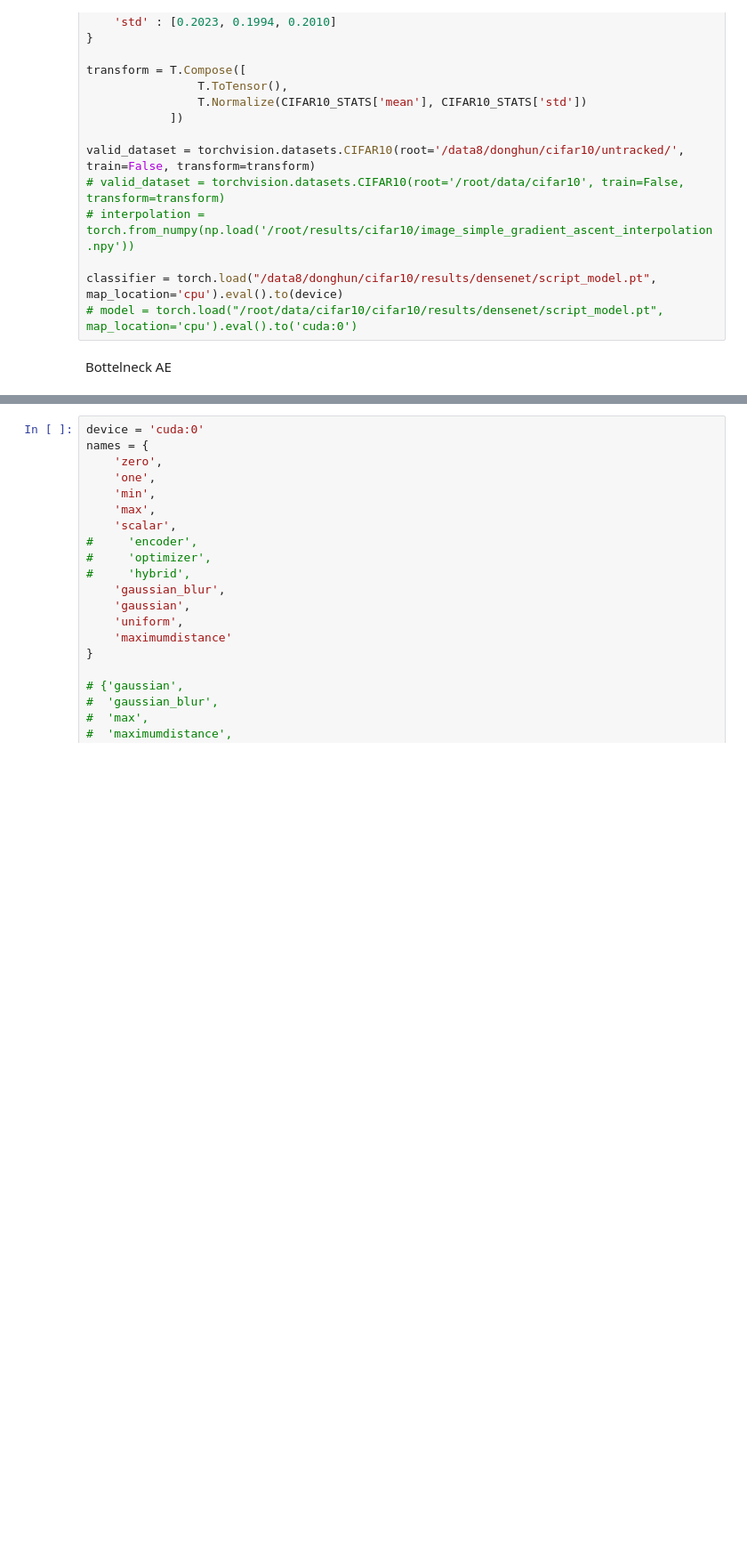
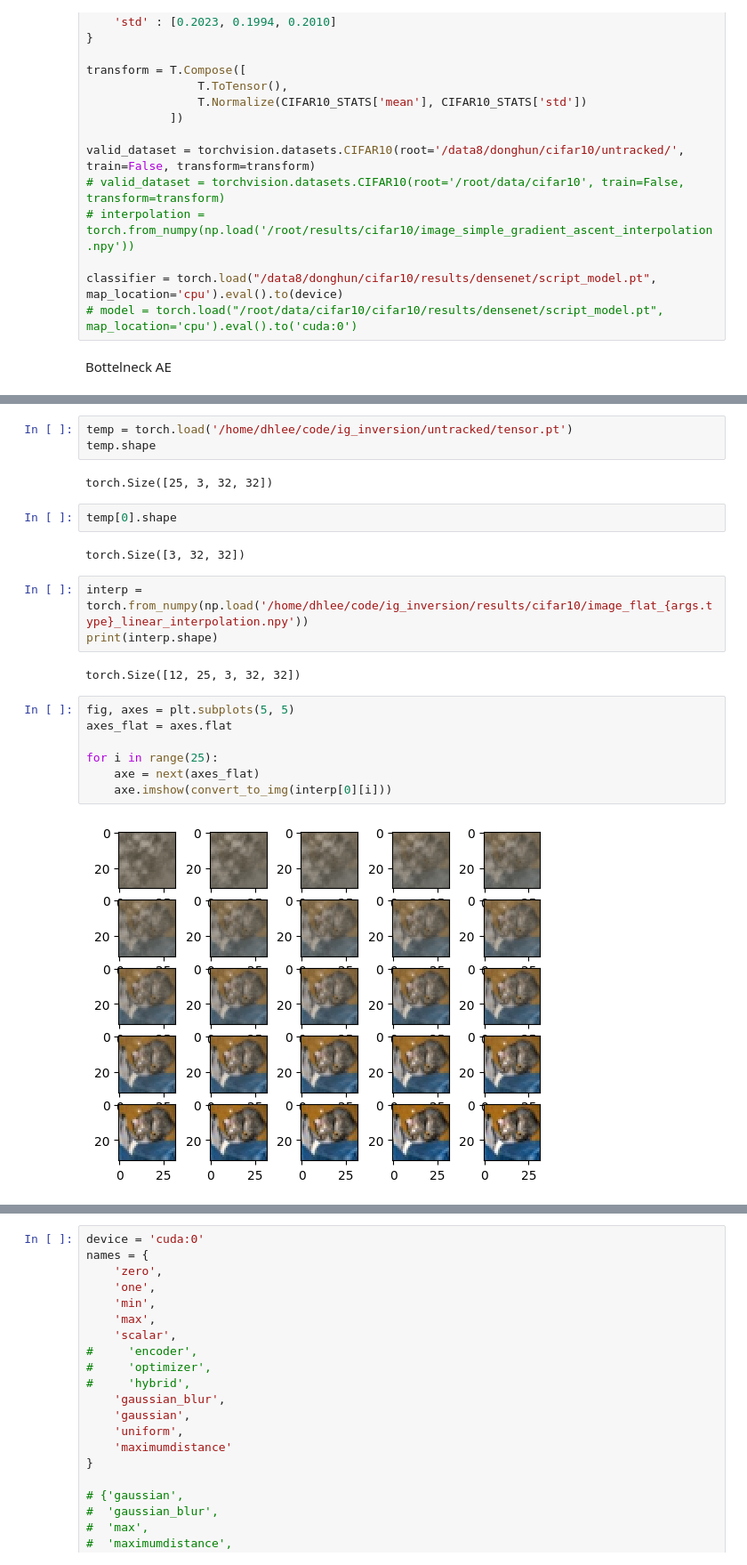
Before and after one commit to jleehun/ig_inversion, a Jupyter notebook: tasks/0530_bottleneck_ae.ipynb, the cells around one changed output, grey strips where cells are left out. Shown: that part at 89% size. Drawn from its saved outputs; the diff is of its cells as text; blank space fills up the shorter version.

Commit message:
temp

```diff
--- a/tasks/0530_bottleneck_ae.ipynb
+++ b/tasks/0530_bottleneck_ae.ipynb
@@ -70,3 +70,26 @@ model = torch.load("../bottleneck_ae/results/model_best.pt", map_location='cpu')
 # print("decode:",  model.decode(info['bottleneck']).size())
 # %% [output]
 AttributeError: Can't get attribute 'BottleneckAE' on <module 'bottleneck_ae' (namespace)>
+# %%
+temp = torch.load('/home/dhlee/code/ig_inversion/untracked/tensor.pt')
+temp.shape
+# %% [output]
+torch.Size([25, 3, 32, 32])
+# %%
+temp[0].shape
+# %% [output]
+torch.Size([3, 32, 32])
+# %%
+interp = torch.from_numpy(np.load('/home/dhlee/code/ig_inversion/results/cifar10/image_flat_{args.type}_linear_interpolation.npy'))
+print(interp.shape)
+# %% [output]
+torch.Size([12, 25, 3, 32, 32])
+# %%
+fig, axes = plt.subplots(5, 5)
+axes_flat = axes.flat
+
+for i in range(25):
+    axe = next(axes_flat)
+    axe.imshow(convert_to_img(interp[0][i]))
+# %% [output]
+[figure, added]
```
Also changed, not shown: parts of 2 cells of this notebook, 14 other files.
